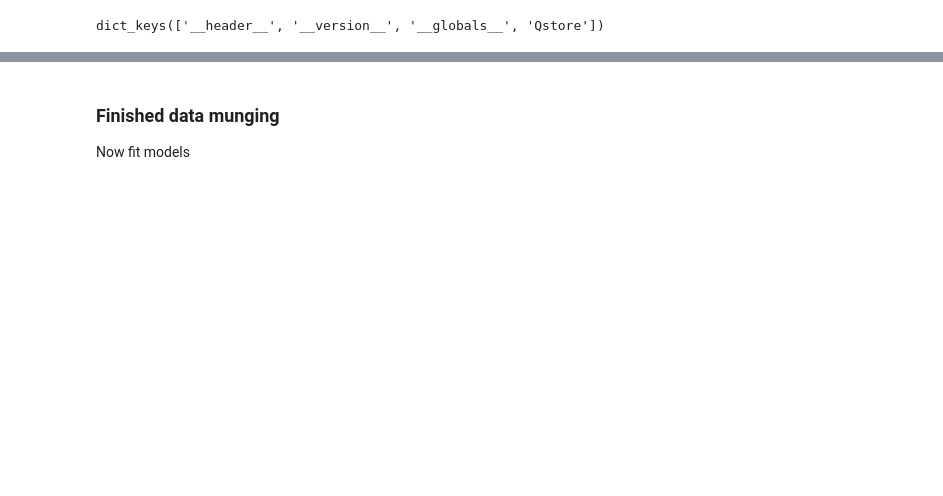
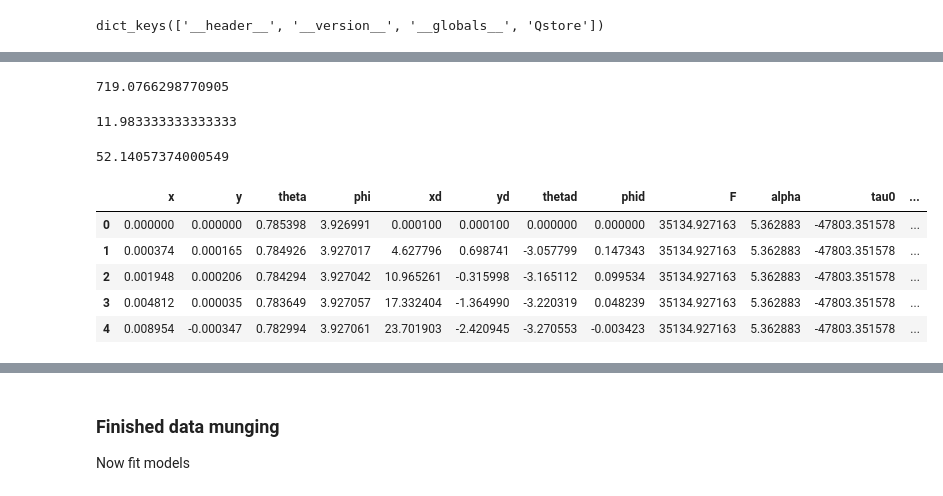
Before and after one commit to oliviatessa/MothMachineLearning, a Jupyter notebook: Train NN with large dataset.ipynb, the cells around one changed output, grey strips where cells are left out. Saved outputs shown, nothing was run; the diff lists cells and outputs as text; code cells hidden in the pictures; blank space fills up the shorter version.

```diff
--- a/Train NN with large dataset.ipynb
+++ b/Train NN with large dataset.ipynb
@@ -49,0 +234,11 @@ print(dd.shape)
+# %%
+
+# write to csv file
+with open(os.path.join(dataOutput, dataName + '.csv'), 'a', newline='') as f:
+    writer = csv.writer(f)
+    writer.writerows(np.array(["x","y","theta", "phi", "xd", "yd", "thetad", "phid", "F", "alpha", "tau0", "simNum", "timestep"]).reshape(1,-1))
+    writer.writerows(bigF)
+
+    print(time.time() - stt ) # 12 minutes to save a single csv file
+# %% [output]
+719.0766298770905
@@ -49,0 +248,17 @@ print(dd.shape)
+# %%
+719 / 60
+# %% [output]
+11.983333333333333
+# %%
+stt = time.time()
+bf2 = pd.read_csv(os.path.join(dataOutput, dataName + '.csv'))
+print(time.time() - stt ) # 52 seconds to read in
+bf2.head()
+# %% [output]
+52.14057374000549
+|  | x | y | theta | phi | xd | yd | thetad | phid | F | alpha | tau0 | ... |
+| 0 | 0.000000 | 0.000000 | 0.785398 | 3.926991 | 0.000100 | 0.000100 | 0.000000 | 0.000000 | 35134.927163 | 5.362883 | -47803.351578 | ... |
+| 1 | 0.000374 | 0.000165 | 0.784926 | 3.927017 | 4.627796 | 0.698741 | -3.057799 | 0.147343 | 35134.927163 | 5.362883 | -47803.351578 | ... |
+| 2 | 0.001948 | 0.000206 | 0.784294 | 3.927042 | 10.965261 | -0.315998 | -3.165112 | 0.099534 | 35134.927163 | 5.362883 | -47803.351578 | ... |
+| 3 | 0.004812 | 0.000035 | 0.783649 | 3.927057 | 17.332404 | -1.364990 | -3.220319 | 0.048239 | 35134.927163 | 5.362883 | -47803.351578 | ... |
+| 4 | 0.008954 | -0.000347 | 0.782994 | 3.927061 | 23.701903 | -2.420945 | -3.270553 | -0.003423 | 35134.927163 | 5.362883 | -47803.351578 | ... |
```
Also changed, not shown: parts of 65 cells of this notebook, 2 other files.
